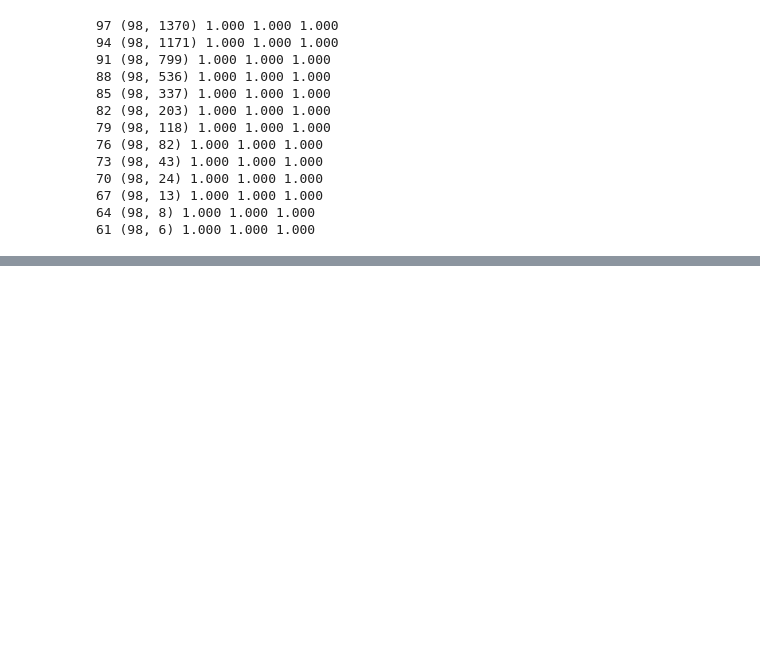
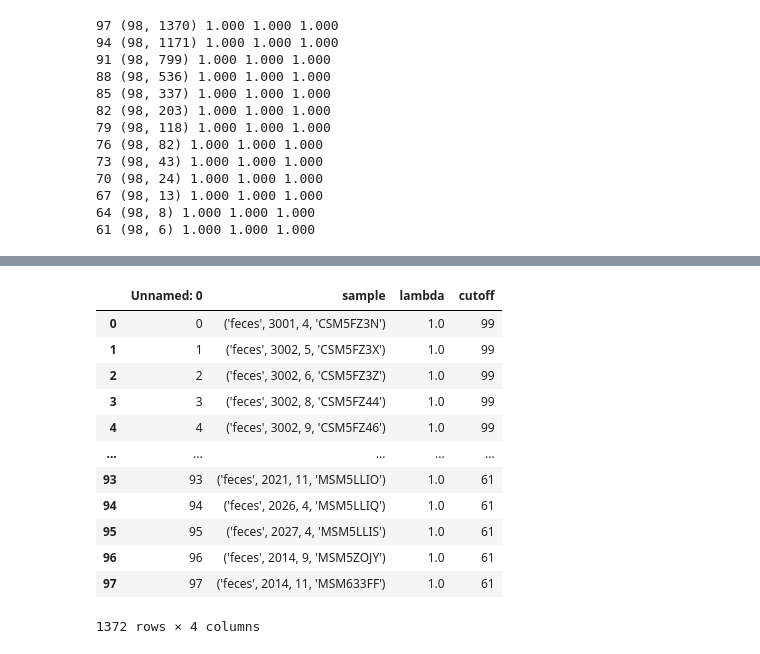
Before and after one commit to pchlenski/phylosig, a Jupyter notebook: 09_similarity_cutoff.ipynb, the cells around one changed output, grey strips where cells are left out. Drawn from its saved outputs; the diff is of its cells as text; code cells hidden in the pictures; blank space fills up the shorter version.

```diff
--- a/09_similarity_cutoff.ipynb
+++ b/09_similarity_cutoff.ipynb
@@ -129,3 +158,19 @@ Skipping ./results/ibd_pls_cutoff99.tsv because it already exists.
+# %%
+lambdas_df
+# %% [output]
+|  | Unnamed: 0 | sample | lambda | cutoff |
+| 0 | 0 | ('feces', 3001, 4, 'CSM5FZ3N') | 1.0 | 99 |
+| 1 | 1 | ('feces', 3002, 5, 'CSM5FZ3X') | 1.0 | 99 |
+| 2 | 2 | ('feces', 3002, 6, 'CSM5FZ3Z') | 1.0 | 99 |
+| 3 | 3 | ('feces', 3002, 8, 'CSM5FZ44') | 1.0 | 99 |
+| 4 | 4 | ('feces', 3002, 9, 'CSM5FZ46') | 1.0 | 99 |
+| ... | ... | ... | ... | ... |
+| 93 | 93 | ('feces', 2021, 11, 'MSM5LLIO') | 1.0 | 61 |
+| 94 | 94 | ('feces', 2026, 4, 'MSM5LLIQ') | 1.0 | 61 |
+| 95 | 95 | ('feces', 2027, 4, 'MSM5LLIS') | 1.0 | 61 |
+| 96 | 96 | ('feces', 2014, 9, 'MSM5ZOJY') | 1.0 | 61 |
+| 97 | 97 | ('feces', 2014, 11, 'MSM633FF') | 1.0 | 61 |
+1372 rows × 4 columns
 # %%
 import seaborn as sns
 
```
Also changed, not shown: parts of 4 cells of this notebook, 16 other files.
